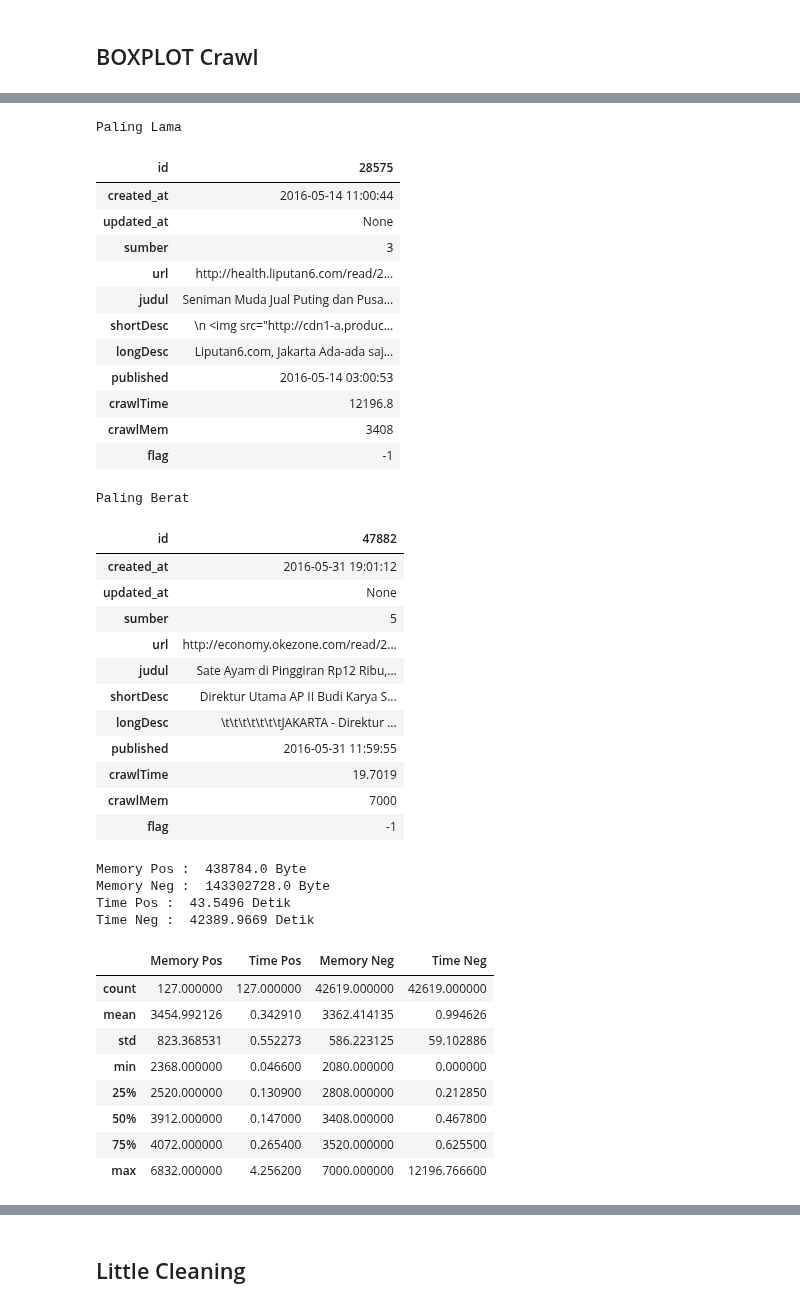
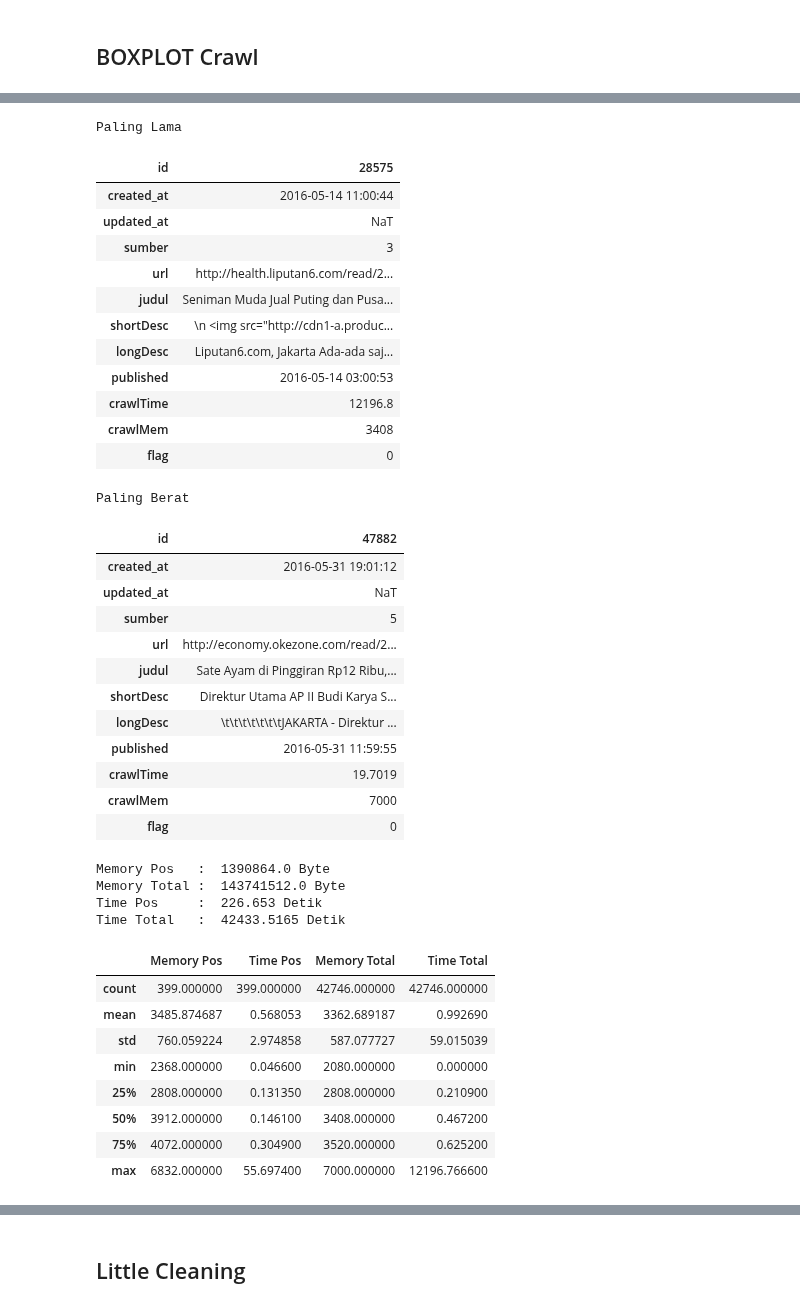
Before and after one commit to blankon123/news-classifier-Bahasa-Indonesia-, a Jupyter notebook: Skripsi Notebook pt.1 (Description).ipynb, the cells around one changed output, grey strips where cells are left out. Saved outputs shown, nothing was run; the diff lists cells and outputs as text; code cells hidden in the pictures.

```diff
--- a/Skripsi Notebook pt.1 (Description).ipynb
+++ b/Skripsi Notebook pt.1 (Description).ipynb
@@ -27,7 +27,8 @@ import pandas as pd
 mysql_cn = MySQLdb.connect(host = "localhost",
                      user = "root",
                      passwd = "",
-                     db = "news_yii")
+                     db = "news_yii2-07092016")
+#                      db = "news_yii2-backup")
 df_mysql = pd.read_sql('select * from news;', con=mysql_cn,index_col='id')
 dfNewsLink_mysql = pd.read_sql('select * from newslink;', con=mysql_cn, index_col='id')
 mysql_cn.close()
@@ -167,2 +532,5 @@ crawlIndicator.describe()
 # %% [markdown]
 ## BOXPLOT Crawl
+# %%
+DA5 = df_mysql[df_mysql.crawlMem.notnull()]
+DA5.count()
@@ -186,12 +625,12 @@ DATA_ANALSISIS_crawl[DATA_ANALSISIS_crawl.crawlTime < 6000]
 # %%
-crawlTime_weird = DATA_ANALSISIS_crawl[DATA_ANALSISIS_crawl.crawlTime > DATA_ANALSISIS_crawl.crawlTime.quantile(0.75)]
+crawlTime_weird = DA5[DA5.crawlTime > DA5.crawlTime.quantile(0.75)]
 print 'Paling Lama'
 crawlTime_weird.sort_values(by='crawlTime', ascending=False).head(1).transpose()
 # %% [output]
 Paling Lama
 | id | 28575 |
 | created_at | 2016-05-14 11:00:44 |
-| updated_at | None |
+| updated_at | NaT |
 | sumber | 3 |
 | url | http://health.liputan6.com/read/2... |
 | judul | Seniman Muda Jual Puting dan Pusa... |
@@ -200,16 +639,16 @@ Paling Lama
 | published | 2016-05-14 03:00:53 |
 | crawlTime | 12196.8 |
 | crawlMem | 3408 |
-| flag | -1 |
+| flag | 0 |
 # %%
-crawlTime_weird = DATA_ANALSISIS_crawl[DATA_ANALSISIS_crawl.crawlMem > DATA_ANALSISIS_crawl.crawlMem.quantile(0.75)]
+crawlTime_weird = DA5[DA5.crawlMem > DA5.crawlMem.quantile(0.75)]
 print 'Paling Berat'
 crawlTime_weird.sort_values(by='crawlMem', ascending=False).head(1).transpose()
 # %% [output]
 Paling Berat
 | id | 47882 |
 | created_at | 2016-05-31 19:01:12 |
-| updated_at | None |
+| updated_at | NaT |
 | sumber | 5 |
 | url | http://economy.okezone.com/read/2... |
 | judul | Sate Ayam di Pinggiran Rp12 Ribu,... |
@@ -218,30 +657,29 @@ Paling Berat
 | published | 2016-05-31 11:59:55 |
 | crawlTime | 19.7019 |
 | crawlMem | 7000 |
-| flag | -1 |
+| flag | 0 |
 # %%
-DATA_ANALSISIS_crawl    = DATA_ANALSISIS_crawl[DATA_ANALSISIS_crawl.flag.isin([-1, 1])]
-DATA_ANALSISIS_crawlPos = DATA_ANALSISIS_crawl[DATA_ANALSISIS_crawl.flag == 1]
-DATA_ANALSISIS_crawlNeg = DATA_ANALSISIS_crawl[DATA_ANALSISIS_crawl.flag == -1]
+DATA_ANALSISIS_crawlPos = DA5[DA5.flag == 1]
+DATA_ANALSISIS_crawlNeg = DA5
 crawlAnalysis = pd.DataFrame([DATA_ANALSISIS_crawlPos.crawlMem,DATA_ANALSISIS_crawlPos.crawlTime,
                               DATA_ANALSISIS_crawlNeg.crawlMem,DATA_ANALSISIS_crawlNeg.crawlTime]).transpose()
-crawlAnalysis.columns = ['Memory Pos','Time Pos','Memory Neg','Time Neg']
-print 'Memory Pos : ',sum(DATA_ANALSISIS_crawlPos.crawlMem), 'Byte'
-print 'Memory Neg : ',sum(DATA_ANALSISIS_crawlNeg.crawlMem), 'Byte'
-print 'Time Pos : ',sum(DATA_ANALSISIS_crawlPos.crawlTime), 'Detik'
-print 'Time Neg : ',sum(DATA_ANALSISIS_crawlNeg.crawlTime),'Detik'
+crawlAnalysis.columns = ['Memory Pos','Time Pos','Memory Total','Time Total']
+print 'Memory Pos   : ',DATA_ANALSISIS_crawlPos.crawlMem.sum(), 'Byte'
+print 'Memory Total : ',DATA_ANALSISIS_crawlNeg.crawlMem.sum(), 'Byte'
+print 'Time Pos     : ',DATA_ANALSISIS_crawlPos.crawlTime.sum(), 'Detik'
+print 'Time Total   : ',DATA_ANALSISIS_crawlNeg.crawlTime.sum(),'Detik'
 crawlAnalysis.describe()
 # %% [output]
-Memory Pos :  438784.0 Byte
-Memory Neg :  143302728.0 Byte
-Time Pos :  43.5496 Detik
-Time Neg :  42389.9669 Detik
+Memory Pos   :  1390864.0 Byte
+Memory Total :  143741512.0 Byte
+Time Pos     :  226.653 Detik
+Time Total   :  42433.5165 Detik
-|  | Memory Pos | Time Pos | Memory Neg | Time Neg |
-| count | 127.000000 | 127.000000 | 42619.000000 | 42619.000000 |
-| mean | 3454.992126 | 0.342910 | 3362.414135 | 0.994626 |
-| std | 823.368531 | 0.552273 | 586.223125 | 59.102886 |
+|  | Memory Pos | Time Pos | Memory Total | Time Total |
+| count | 399.000000 | 399.000000 | 42746.000000 | 42746.000000 |
+| mean | 3485.874687 | 0.568053 | 3362.689187 | 0.992690 |
+| std | 760.059224 | 2.974858 | 587.077727 | 59.015039 |
 | min | 2368.000000 | 0.046600 | 2080.000000 | 0.000000 |
-| 25% | 2520.000000 | 0.130900 | 2808.000000 | 0.212850 |
-| 50% | 3912.000000 | 0.147000 | 3408.000000 | 0.467800 |
-| 75% | 4072.000000 | 0.265400 | 3520.000000 | 0.625500 |
-| max | 6832.000000 | 4.256200 | 7000.000000 | 12196.766600 |
+| 25% | 2808.000000 | 0.131350 | 2808.000000 | 0.210900 |
+| 50% | 3912.000000 | 0.146100 | 3408.000000 | 0.467200 |
+| 75% | 4072.000000 | 0.304900 | 3520.000000 | 0.625200 |
+| max | 6832.000000 | 55.697400 | 7000.000000 | 12196.766600 |
```
Also changed, not shown: parts of 62 cells of this notebook, 11 other files.
